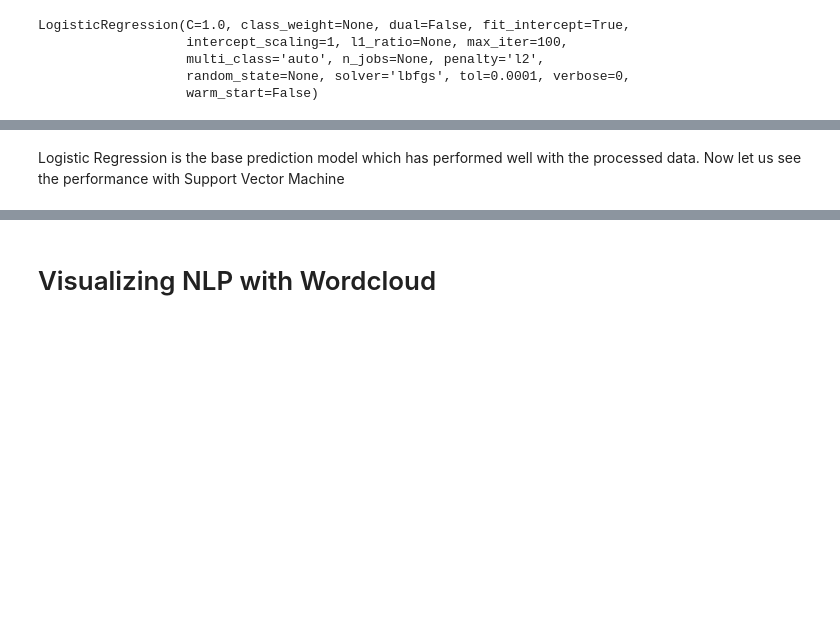
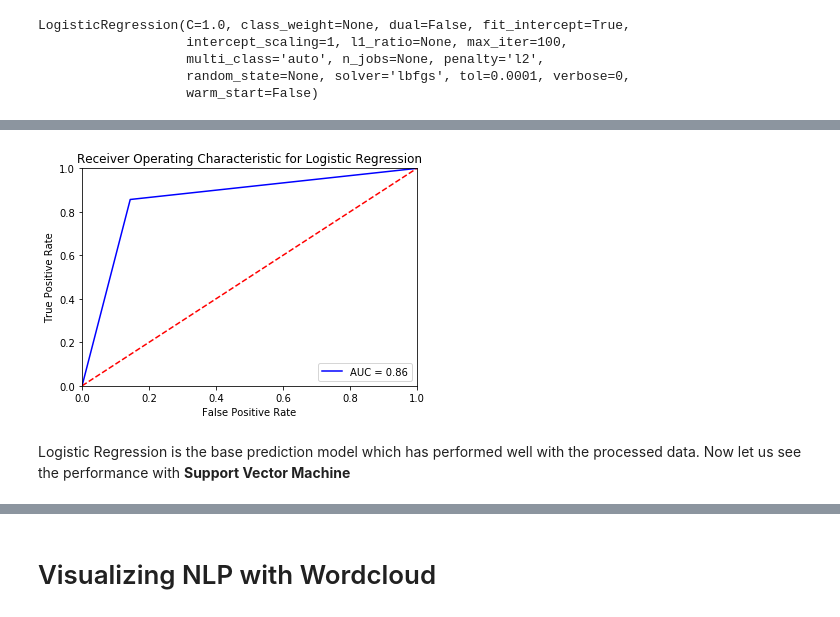
Before and after one commit to kshitijmamgain/NLP, a Jupyter notebook: Text_Analysis_using_SVM.ipynb, the cells around one changed output, grey strips where cells are left out. Drawn from its saved outputs; the diff is of its cells as text; code cells hidden in the pictures; blank space fills up the shorter version.

```diff
--- a/Text_Analysis_using_SVM.ipynb
+++ b/Text_Analysis_using_SVM.ipynb
@@ -266,5 +270,26 @@ LR Accuracy Score ->  84.45
+# %%
+import sklearn.metrics as metrics
+# calculate the fpr and tpr for all thresholds of the classification
+probs = LR.predict_proba(Test_X_Tfidf)
+preds = probs[:,1]
+fpr, tpr, threshold = metrics.roc_curve(Test_Y, predictions_LR)
+roc_auc = metrics.auc(fpr, tpr)
+
+# method I: plt
+import matplotlib.pyplot as plt
+plt.title('Receiver Operating Characteristic for Logistic Regression')
+plt.plot(fpr, tpr, 'b', label = 'AUC = %0.2f' % roc_auc)
+plt.legend(loc = 'lower right')
+plt.plot([0, 1], [0, 1],'r--')
+plt.xlim([0, 1])
+plt.ylim([0, 1])
+plt.ylabel('True Positive Rate')
+plt.xlabel('False Positive Rate')
+plt.show()
+# %% [output]
+[figure, added]
 # %% [markdown]
-Logistic Regression is the base prediction model which has performed well with the processed data. Now let us see the performance with Support Vector Machine
+Logistic Regression is the base prediction model which has performed well with the processed data. Now let us see the performance with __Support Vector Machine__
 # %%
 # Classifier - Algorithm - SVM
 # fit the training dataset on the classifier
```
Also changed, not shown: parts of 21 cells of this notebook.
